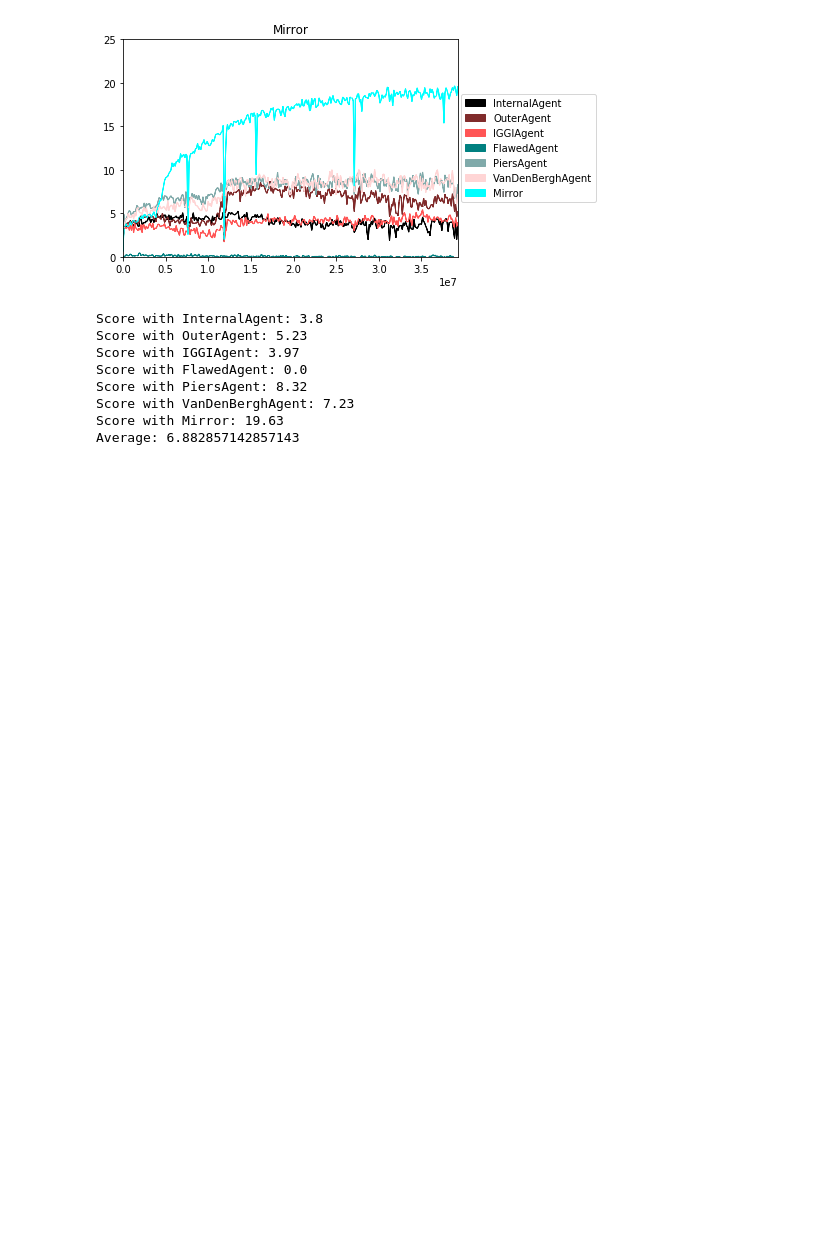
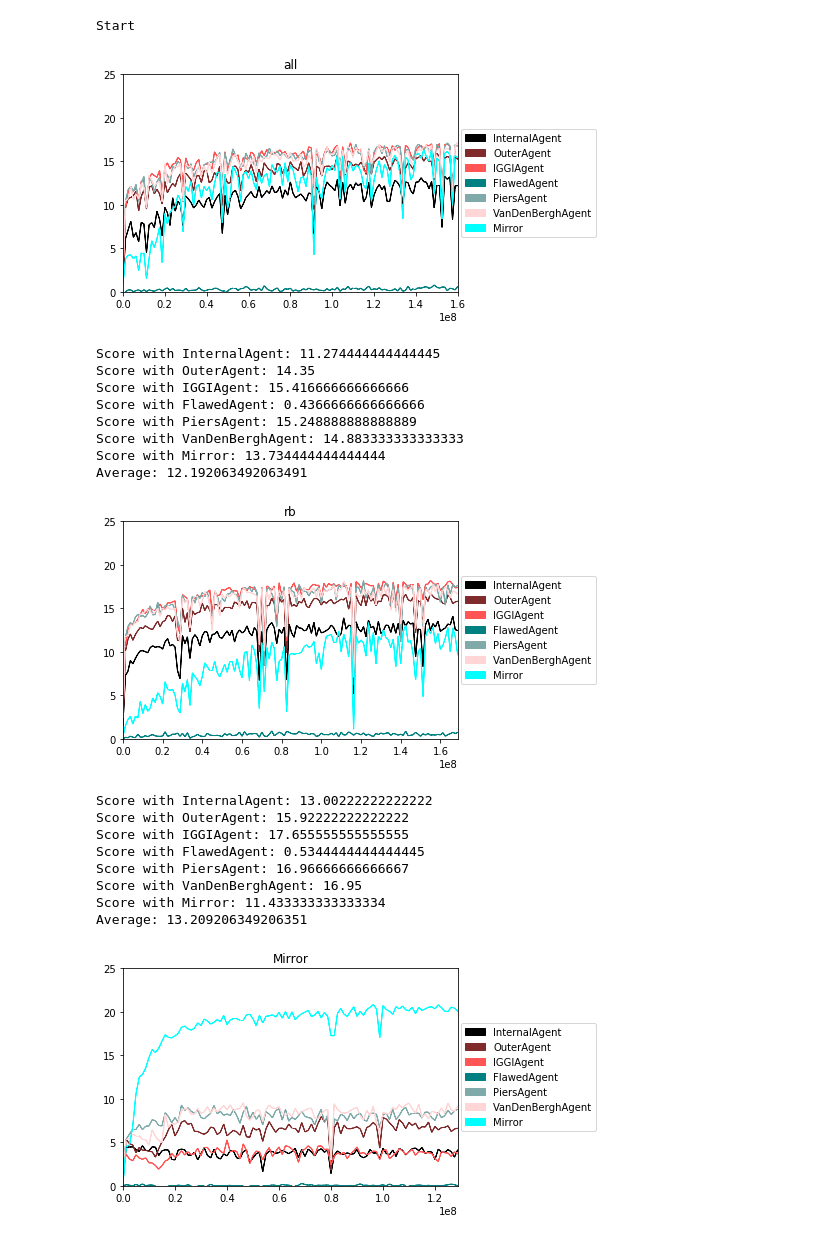
Before and after one commit to rocanaan/hanabi-ad-hoc-learning, a Jupyter notebook: notebooks/MakeIterationCSVs.ipynb, the cells around one changed output. Cells and saved outputs as stored; diff of their text form; code cells hidden in the pictures; blank space fills up the shorter version.

Commit message:
Changes to visualization notebook from Cetus

```diff
--- a/notebooks/MakeIterationCSVs.ipynb
+++ b/notebooks/MakeIterationCSVs.ipynb
@@ -2,6 +2,7 @@
 import os
 import re
 import csv
+import numpy as np
 import matplotlib.pyplot as plt
 import matplotlib.patches as mpatches
 
@@ -13,7 +14,8 @@ paths = ["../Logs/Rainbow/Paired/20200517-003117all/checkpoints",
         "../Logs/Rainbow/Paired/20200517-003259IGGIAgent/checkpoints",
         "../Logs/Rainbow/Paired/20200517-003309FlawedAgent/checkpoints",
         "../Logs/Rainbow/Paired/20200517-003320PiersAgent/checkpoints",
-        "../Logs/Rainbow/Paired/20200517-003331VanDenBerghAgent/checkpoints",]
+        "../Logs/Rainbow/Paired/20200517-003331VanDenBerghAgent/checkpoints",
+        "../Logs/Rainbow/Paired/20200521-035624InternalAgent/checkpoints",]
 
 # paths = ["../Logs/Rainbow/Paired/20200515-114852Mirror/checkpoints"]
 
@@ -105,6 +107,9 @@ def make_plot(name,iteration_results,score_index):
 
 score_index = 2
 # with open("results.csv","w",newline='') as csvfile:
+print("Start")
+summary = np.zeros((len(paths),len(agents)))
+i =0
 for p in paths:
     agent = p[38:-12]
     name = agent + str(score_index) + ".csv"
@@ -113,46 +118,75 @@ for p in paths:
 
     make_plot(agent,iteration_results,score_index)
 
-    i=0
-    average = 0.0
-    for m in iteration_results[-1].matchups:
-        print("Score with {0}: {1}".format(m[1],m[score_index]))
-        average += float(m[score_index])
-    print("Average: {0}".format(average/len(iteration_results[-1].matchups)))
+#     average = 0.0
+#     for m in iteration_results[-1].matchups:
+#         score = float(m[score_index])
+#         print("Score with {0}: {1}".format(m[1],score))
+#         average += score
+#         summary[i][j]= score
+#         j+=1
+#     print("Average: {0}".format(average/len(iteration_results[-1].matchups)))
+#     i+=1
+    averages = np.zeros(len(agents))
+    for r in iteration_results[-10:-1]:
+        j=0
+        for m in r.matchups:
+            score = float(m[score_index])
+            averages[j] += score/len(iteration_results[-10:-1])
+            j+=1
+    for j, avg in enumerate(averages):
+        print("Score with {0}: {1}".format(agents[j],avg))
+        summary[i][j] = avg
+    print("Average: {0}".format(np.average(averages)))
+    i+=1
+
+np.set_printoptions(suppress=True, formatter={'float_kind':'{:2.3f}'.format}, linewidth=130)
+print(np.array2string(summary))
 
 
 
 
 
 
 
 
 # #         for i, r in enumerate(iteration_results):
 # #             if i<5:
 # #                 print(r)
 
 #         writer = csv.writer(csvfile, delimiter=';',
 #                             quotechar='|', quoting=csv.QUOTE_MINIMAL)
 #         print(iteration_results[0])
 #         partners = ["Iteration"] + [m[1] for m in iteration_results[0].matchups]
 #         writer.writerow(partners)
 #         print(partners)
 #         for entry in iteration_results:
 #             line = [entry.iteration] + [m[score_index] for m in entry.matchups]
 #             writer.writerow(line)
 # #         for i in range(iteration_results[0]
 
 
 #             print(iteration_results)
 
 #                 data = iteration_stats = parse_file(file)
 # %% [output]
+Start
-[figure, old version]
+[figure, new version]
-Score with InternalAgent: 3.8
-Score with OuterAgent: 5.23
-Score with IGGIAgent: 3.97
-Score with FlawedAgent: 0.0
-Score with PiersAgent: 8.32
-Score with VanDenBerghAgent: 7.23
-Score with Mirror: 19.63
-Average: 6.882857142857143
+Score with InternalAgent: 11.274444444444445
+Score with OuterAgent: 14.35
+Score with IGGIAgent: 15.416666666666666
+Score with FlawedAgent: 0.4366666666666666
+Score with PiersAgent: 15.248888888888889
+Score with VanDenBerghAgent: 14.883333333333333
+Score with Mirror: 13.734444444444444
+Average: 12.192063492063491
+[figure, added]
+Score with InternalAgent: 13.00222222222222
+Score with OuterAgent: 15.92222222222222
+Score with IGGIAgent: 17.655555555555555
+Score with FlawedAgent: 0.5344444444444445
+Score with PiersAgent: 16.96666666666667
+Score with VanDenBerghAgent: 16.95
+Score with Mirror: 11.433333333333334
+Average: 13.209206349206351
+[figure, added]
```
Also changed, not shown: parts of 1 cell of this notebook, 7 other files.
